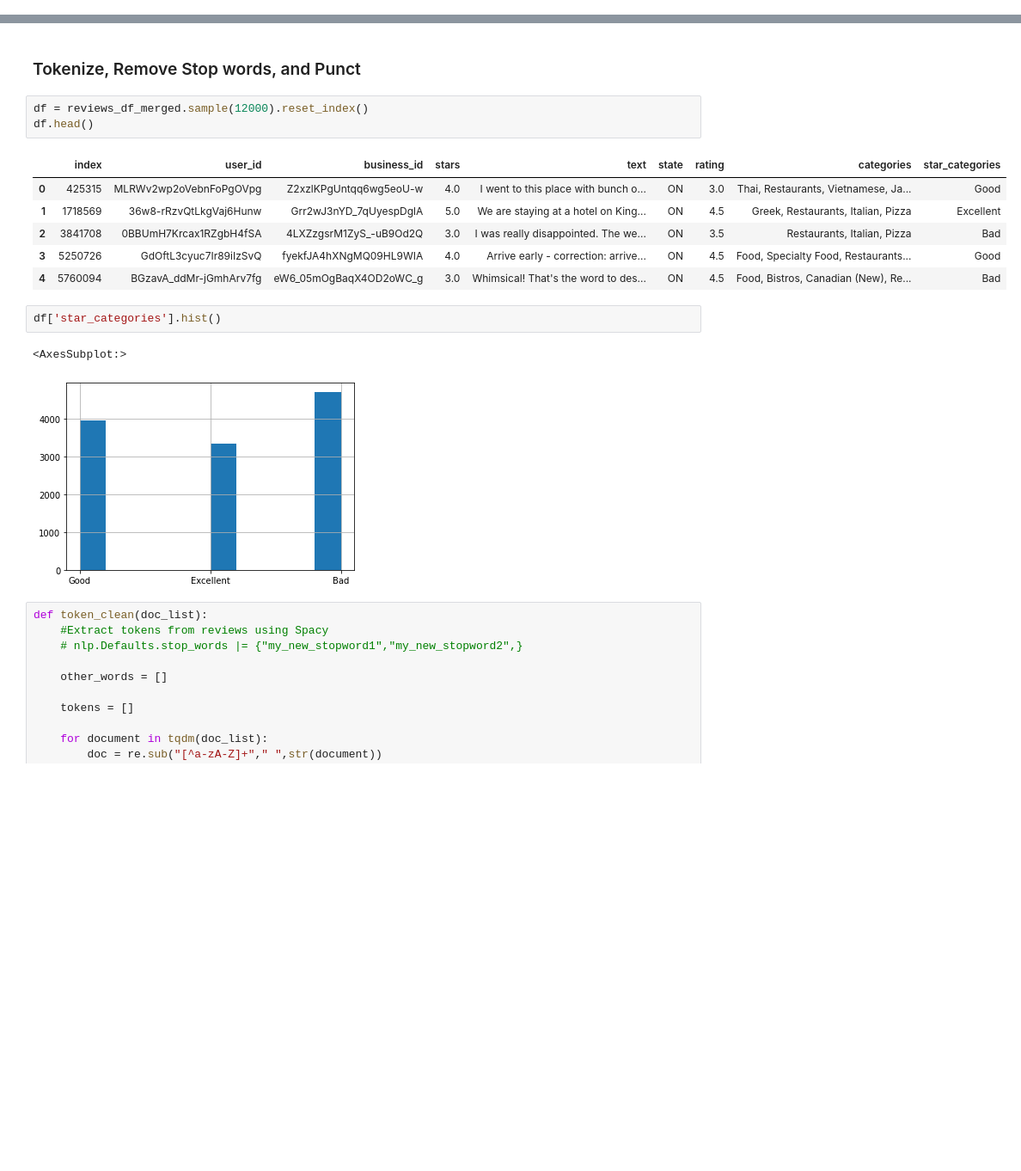
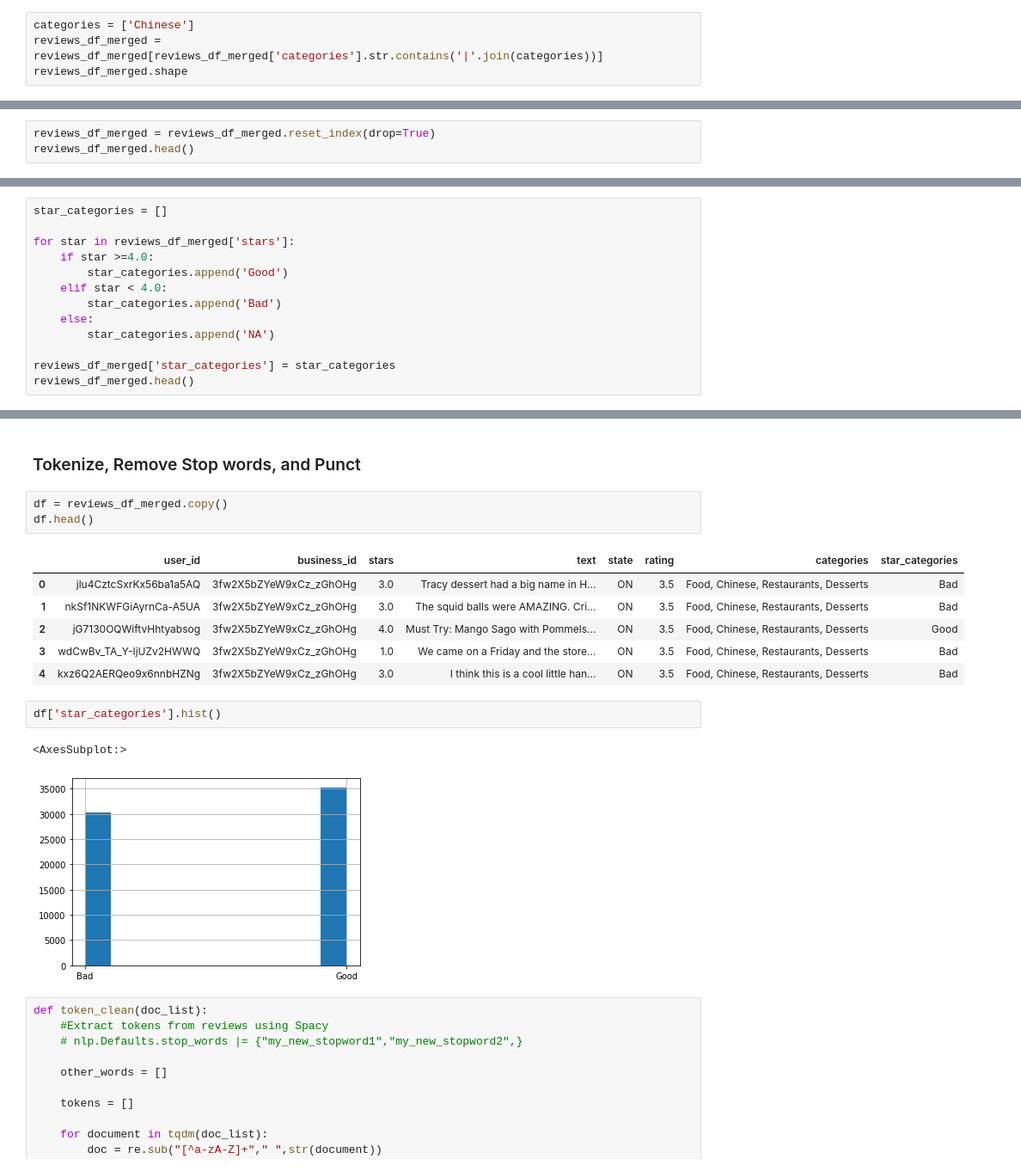
Before and after one commit to ashleyadrias/yelp-review-ratings, a Jupyter notebook: yelp_reviews-using-stars.ipynb, the cells around one changed output, grey strips where cells are left out. Shown at 86% size. Saved outputs shown, nothing was run; the diff lists cells and outputs as text; blank space fills up the shorter version.

```diff
--- a/yelp_reviews-using-stars.ipynb
+++ b/yelp_reviews-using-stars.ipynb
@@ -119,0 +113,4 @@ reviews_df_merged.head()
+# %%
+categories = ['Chinese']
+reviews_df_merged = reviews_df_merged[reviews_df_merged['categories'].str.contains('|'.join(categories))]
+reviews_df_merged.shape
@@ -119,0 +119,3 @@ reviews_df_merged.head()
+# %%
+reviews_df_merged = reviews_df_merged.reset_index(drop=True)
+reviews_df_merged.head()
@@ -198,0 +213,13 @@ reviews_df_merged.head()
+# %%
+star_categories = []
+
+for star in reviews_df_merged['stars']:
+    if star >=4.0:
+        star_categories.append('Good')
+    elif star < 4.0:
+        star_categories.append('Bad')
+    else:
+        star_categories.append('NA')
+
+reviews_df_merged['star_categories'] = star_categories
+reviews_df_merged.head()
@@ -211,20 +244,20 @@ Name: star_categories, dtype: int64
 # %% [markdown]
 ### Tokenize, Remove Stop words, and Punct
 # %%
-df = reviews_df_merged.sample(12000).reset_index()
+df = reviews_df_merged.copy()
 df.head()
 # %% [output]
-|  | index | user_id | business_id | stars | text | state | rating | categories | star_categories |
-| 0 | 425315 | MLRWv2wp2oVebnFoPgOVpg | Z2xzlKPgUntqq6wg5eoU-w | 4.0 | I went to this place with bunch o... | ON | 3.0 | Thai, Restaurants, Vietnamese, Ja... | Good |
-| 1 | 1718569 | 36w8-rRzvQtLkgVaj6Hunw | Grr2wJ3nYD_7qUyespDglA | 5.0 | We are staying at a hotel on King... | ON | 4.5 | Greek, Restaurants, Italian, Pizza | Excellent |
-| 2 | 3841708 | 0BBUmH7Krcax1RZgbH4fSA | 4LXZzgsrM1ZyS_-uB9Od2Q | 3.0 | I was really disappointed. The we... | ON | 3.5 | Restaurants, Italian, Pizza | Bad |
-| 3 | 5250726 | GdOftL3cyuc7Ir89iIzSvQ | fyekfJA4hXNgMQ09HL9WIA | 4.0 | Arrive early - correction: arrive... | ON | 4.5 | Food, Specialty Food, Restaurants... | Good |
-| 4 | 5760094 | BGzavA_ddMr-jGmhArv7fg | eW6_05mOgBaqX4OD2oWC_g | 3.0 | Whimsical! That's the word to des... | ON | 4.5 | Food, Bistros, Canadian (New), Re... | Bad |
+|  | user_id | business_id | stars | text | state | rating | categories | star_categories |
+| 0 | jlu4CztcSxrKx56ba1a5AQ | 3fw2X5bZYeW9xCz_zGhOHg | 3.0 | Tracy dessert had a big name in H... | ON | 3.5 | Food, Chinese, Restaurants, Desserts | Bad |
+| 1 | nkSf1NKWFGiAyrnCa-A5UA | 3fw2X5bZYeW9xCz_zGhOHg | 3.0 | The squid balls were AMAZING. Cri... | ON | 3.5 | Food, Chinese, Restaurants, Desserts | Bad |
+| 2 | jG7130OQWiftvHhtyabsog | 3fw2X5bZYeW9xCz_zGhOHg | 4.0 | Must Try: Mango Sago with Pommels... | ON | 3.5 | Food, Chinese, Restaurants, Desserts | Good |
+| 3 | wdCwBv_TA_Y-IjUZv2HWWQ | 3fw2X5bZYeW9xCz_zGhOHg | 1.0 | We came on a Friday and the store... | ON | 3.5 | Food, Chinese, Restaurants, Desserts | Bad |
+| 4 | kxz6Q2AERQeo9x6nnbHZNg | 3fw2X5bZYeW9xCz_zGhOHg | 3.0 | I think this is a cool little han... | ON | 3.5 | Food, Chinese, Restaurants, Desserts | Bad |
 # %%
 df['star_categories'].hist()
 # %% [output]
 <AxesSubplot:>
-[figure, old version]
+[figure, new version]
 # %%
 def token_clean(doc_list):
     #Extract tokens from reviews using Spacy
```
Also changed, not shown: parts of 36 cells of this notebook.
